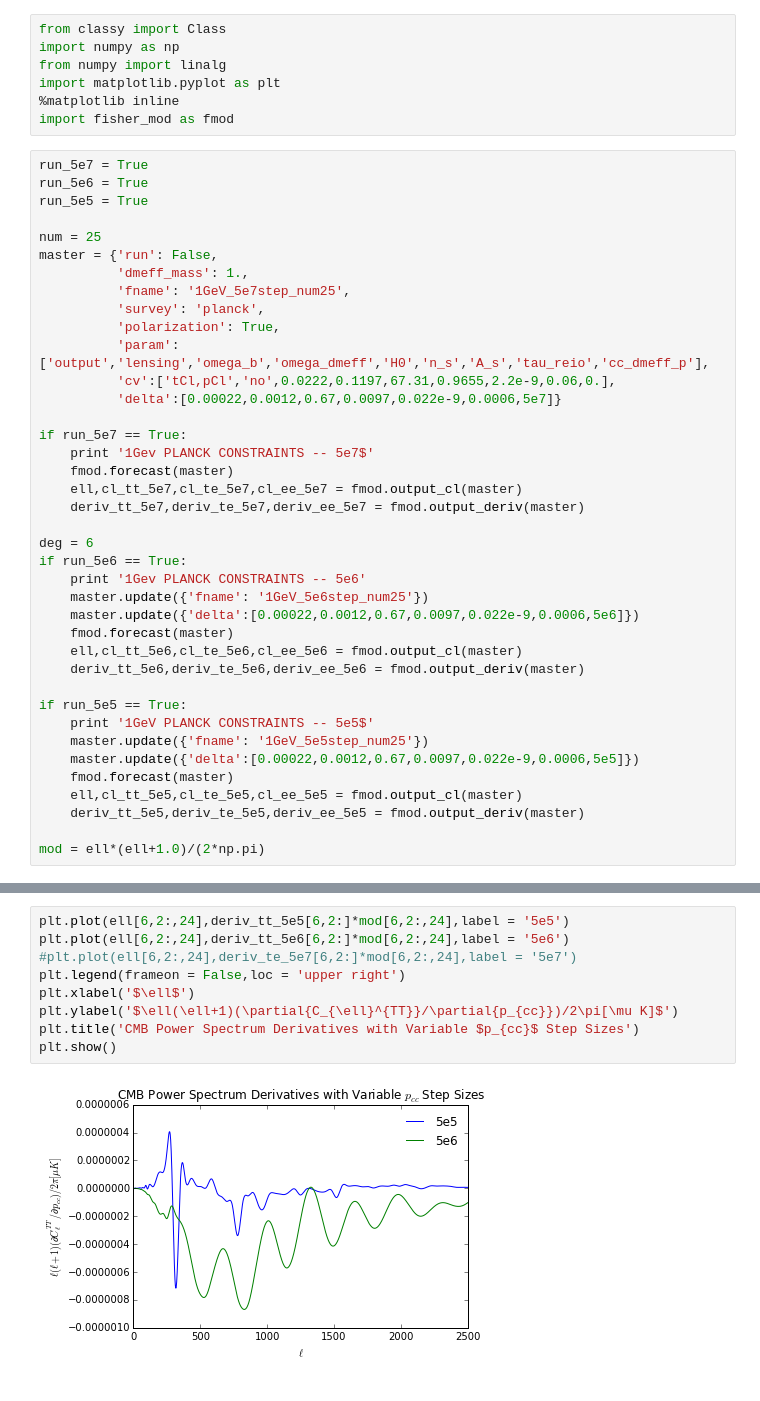
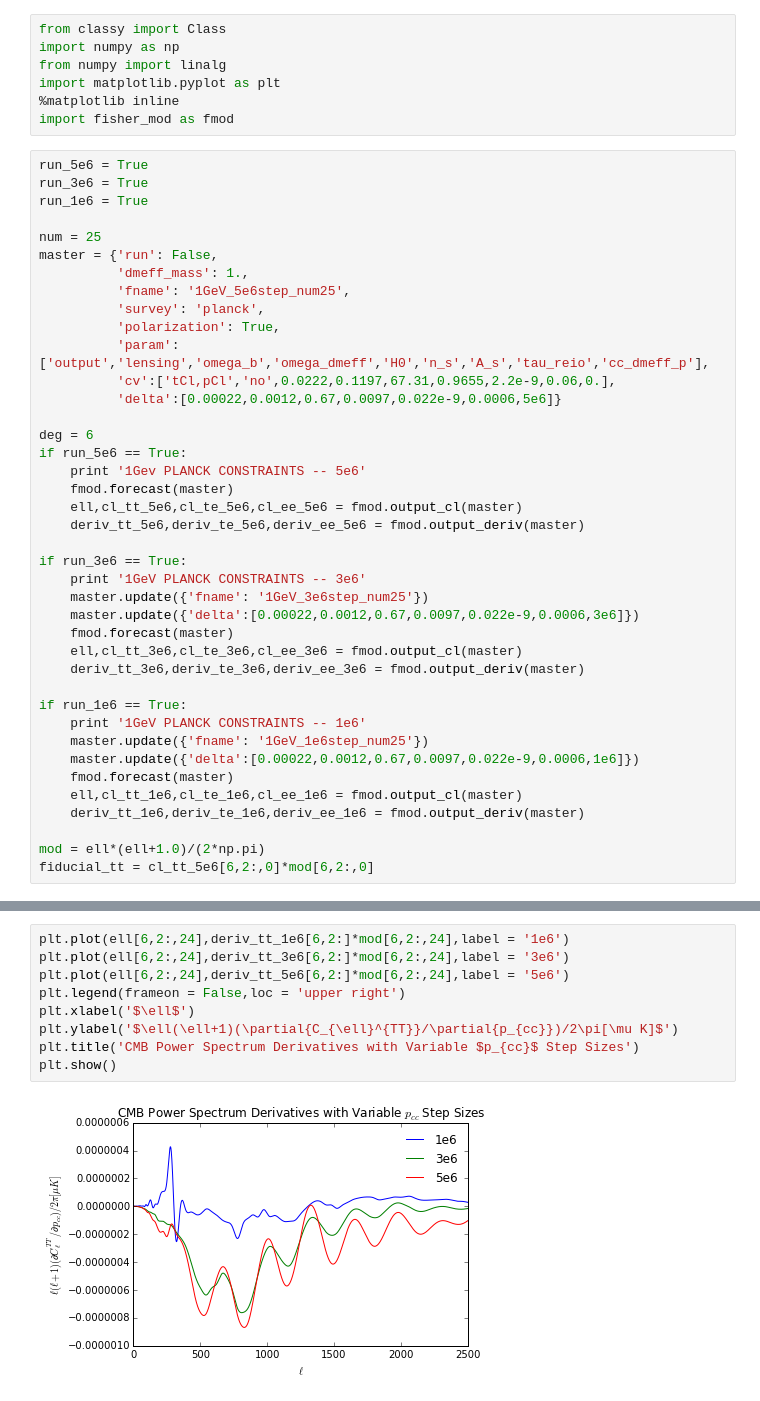
Before and after one commit to etrott/emery_class, a Jupyter notebook: fisher_notebook.ipynb, the cells around one changed output, grey strips where cells are left out. Drawn from its saved outputs; the diff is of its cells as text.

Commit message:
new step size runs

```diff
--- a/fisher_notebook.ipynb
+++ b/fisher_notebook.ipynb
@@ -6,42 +6,43 @@ import matplotlib.pyplot as plt
 %matplotlib inline
 import fisher_mod as fmod
 # %%
-run_5e7 = True
 run_5e6 = True
-run_5e5 = True
+run_3e6 = True
+run_1e6 = True
 
 num = 25
 master = {'run': False,
           'dmeff_mass': 1.,
-          'fname': '1GeV_5e7step_num25',
+          'fname': '1GeV_5e6step_num25',
           'survey': 'planck',
           'polarization': True,
           'param':['output','lensing','omega_b','omega_dmeff','H0','n_s','A_s','tau_reio','cc_dmeff_p'],
           'cv':['tCl,pCl','no',0.0222,0.1197,67.31,0.9655,2.2e-9,0.06,0.],
-          'delta':[0.00022,0.0012,0.67,0.0097,0.022e-9,0.0006,5e7]}
-
-if run_5e7 == True:
-    print '1Gev PLANCK CONSTRAINTS -- 5e7$'
-    fmod.forecast(master)
-    ell,cl_tt_5e7,cl_te_5e7,cl_ee_5e7 = fmod.output_cl(master)
-    deriv_tt_5e7,deriv_te_5e7,deriv_ee_5e7 = fmod.output_deriv(master)
+          'delta':[0.00022,0.0012,0.67,0.0097,0.022e-9,0.0006,5e6]}
 
 deg = 6
 if run_5e6 == True:
     print '1Gev PLANCK CONSTRAINTS -- 5e6'
-    master.update({'fname': '1GeV_5e6step_num25'})
-    master.update({'delta':[0.00022,0.0012,0.67,0.0097,0.022e-9,0.0006,5e6]})
     fmod.forecast(master)
     ell,cl_tt_5e6,cl_te_5e6,cl_ee_5e6 = fmod.output_cl(master)
     deriv_tt_5e6,deriv_te_5e6,deriv_ee_5e6 = fmod.output_deriv(master)
 
-if run_5e5 == True:
-    print '1GeV PLANCK CONSTRAINTS -- 5e5$'
-    master.update({'fname': '1GeV_5e5step_num25'})
-    master.update({'delta':[0.00022,0.0012,0.67,0.0097,0.022e-9,0.0006,5e5]})
+if run_3e6 == True:
+    print '1GeV PLANCK CONSTRAINTS -- 3e6'
+    master.update({'fname': '1GeV_3e6step_num25'})
+    master.update({'delta':[0.00022,0.0012,0.67,0.0097,0.022e-9,0.0006,3e6]})
     fmod.forecast(master)
-    ell,cl_tt_5e5,cl_te_5e5,cl_ee_5e5 = fmod.output_cl(master)
-    deriv_tt_5e5,deriv_te_5e5,deriv_ee_5e5 = fmod.output_deriv(master)
+    ell,cl_tt_3e6,cl_te_3e6,cl_ee_3e6 = fmod.output_cl(master)
+    deriv_tt_3e6,deriv_te_3e6,deriv_ee_3e6 = fmod.output_deriv(master)
+
+if run_1e6 == True:
+    print '1GeV PLANCK CONSTRAINTS -- 1e6'
+    master.update({'fname': '1GeV_1e6step_num25'})
+    master.update({'delta':[0.00022,0.0012,0.67,0.0097,0.022e-9,0.0006,1e6]})
+    fmod.forecast(master)
+    ell,cl_tt_1e6,cl_te_1e6,cl_ee_1e6 = fmod.output_cl(master)
+    deriv_tt_1e6,deriv_te_1e6,deriv_ee_1e6 = fmod.output_deriv(master)
 
 mod = ell*(ell+1.0)/(2*np.pi)
+fiducial_tt = cl_tt_5e6[6,2:,0]*mod[6,2:,0]
 # %% [output]
@@ -77,14 +78,14 @@ plt.show()
 # %%
-plt.plot(ell[6,2:,24],deriv_tt_5e5[6,2:]*mod[6,2:,24],label = '5e5')
+plt.plot(ell[6,2:,24],deriv_tt_1e6[6,2:]*mod[6,2:,24],label = '1e6')
+plt.plot(ell[6,2:,24],deriv_tt_3e6[6,2:]*mod[6,2:,24],label = '3e6')
 plt.plot(ell[6,2:,24],deriv_tt_5e6[6,2:]*mod[6,2:,24],label = '5e6')
-#plt.plot(ell[6,2:,24],deriv_te_5e7[6,2:]*mod[6,2:,24],label = '5e7')
 plt.legend(frameon = False,loc = 'upper right')
 plt.xlabel('$\ell$')
 plt.ylabel('$\ell(\ell+1)(\partial{C_{\ell}^{TT}}/\partial{p_{cc}})/2\pi[\mu K]$')
 plt.title('CMB Power Spectrum Derivatives with Variable $p_{cc}$ Step Sizes')
 plt.show()
 # %% [output]
-[figure, old version]
+[figure, new version]
 # %%
 fsky = 0.5
 noise = fmod.noise(ell,40.*np.pi/10800,7.*np.pi/10800)
```
Also changed, not shown: parts of 5 cells of this notebook.
